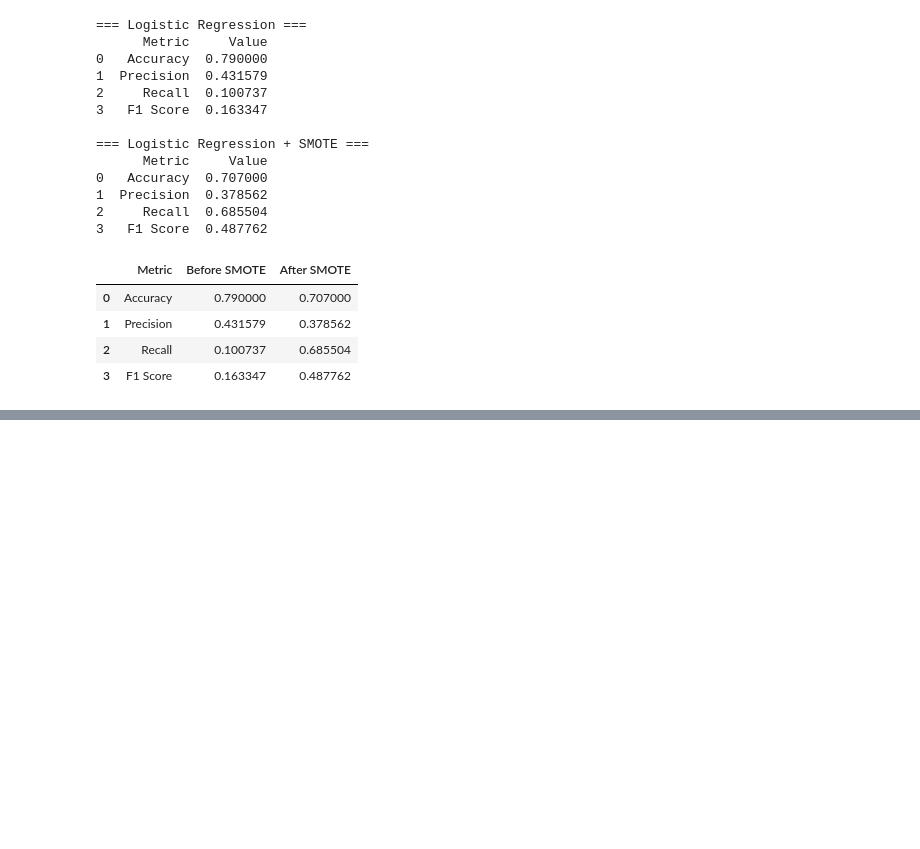
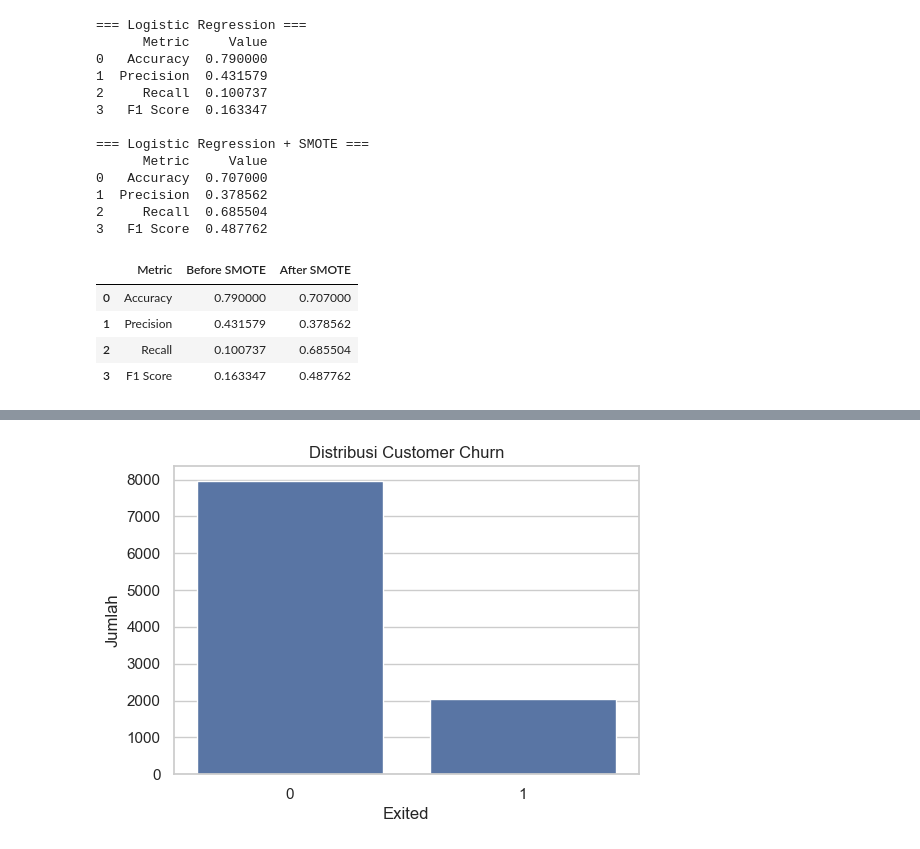
Before and after one commit to kimithora/Tubes-Struktur-Data-Algoritma, a Jupyter notebook: trialerror.ipynb, the cells around one changed output, grey strips where cells are left out. Cells and saved outputs as stored; diff of their text form; code cells hidden in the pictures; blank space fills up the shorter version.

```diff
--- a/trialerror.ipynb
+++ b/trialerror.ipynb
@@ -630,0 +911,90 @@ display(comparison)
+# %%
+plt.figure(figsize=(6,4))
+sns.countplot(x=df["Exited"])
+plt.title("Distribusi Customer Churn")
+plt.xlabel("Exited")
+plt.ylabel("Jumlah")
+plt.show()
+
+plt.figure(figsize=(6,4))
+sns.countplot(x=y_train_smote)
+plt.title("Distribusi Setelah SMOTE")
+plt.xlabel("Exited")
+plt.ylabel("Jumlah")
+plt.show()
+
+z = np.linspace(-10,10,1000)
+
+sigmoid = 1/(1+np.exp(-z))
+
+plt.figure(figsize=(8,5))
+plt.plot(z,sigmoid)
+plt.title("Sigmoid Function")
+plt.xlabel("Z")
+plt.ylabel("Probability")
+plt.grid(True)
+plt.show()
+
+plt.figure(figsize=(8,5))
+
+plt.scatter(
+    z_score,
+    y_prob,
+    alpha=0.4
+)
+
+plt.title("Baseline Logistic Regression")
+plt.xlabel("Z Score")
+plt.ylabel("Probability")
+
+plt.show()
+
+plt.figure(figsize=(8,5))
+
+plt.scatter(
+    z_score_smote,
+    y_prob_smote,
+    alpha=0.4
+)
+
+plt.title("Logistic Regression + SMOTE")
+
+plt.xlabel("Z Score")
+
+plt.ylabel("Probability")
+
+plt.show()
+
+plt.figure(figsize=(8,5))
+
+plt.scatter(
+    z_score_class_weight,
+    y_prob_class_weight,
+    alpha=0.4
+)
+
+plt.title("Logistic Regression + Class Weight")
+
+plt.xlabel("Z Score")
+
+plt.ylabel("Probability")
+
+plt.show()
+
+plt.figure(figsize=(8,5))
+
+plt.scatter(
+    z_score_smote_tomek,
+    y_prob_smote_tomek,
+    alpha=0.4
+)
+
+plt.title("Logistic Regression + SMOTE + Tomek")
+
+plt.xlabel("Z Score")
+
+plt.ylabel("Probability")
+
+plt.show()
+# %% [output]
+[figure, added]
```
Also changed, not shown: parts of 11 cells of this notebook.
